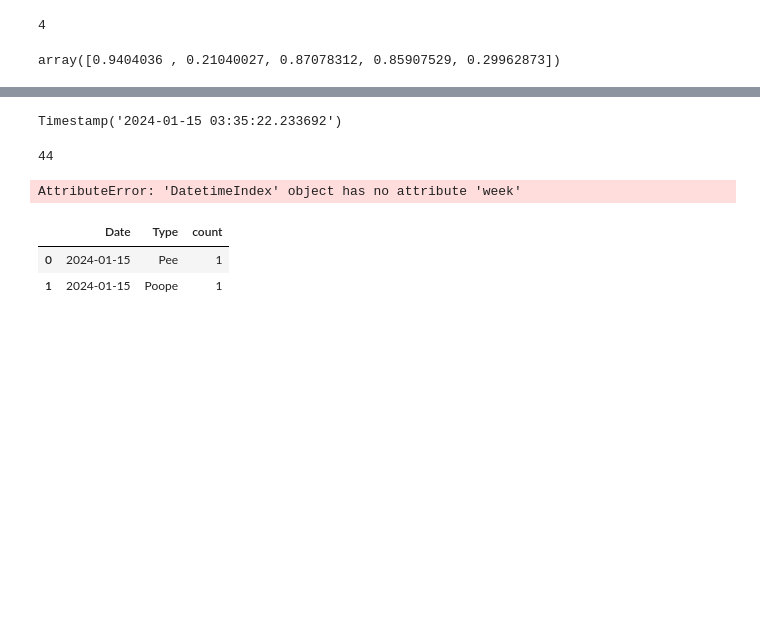
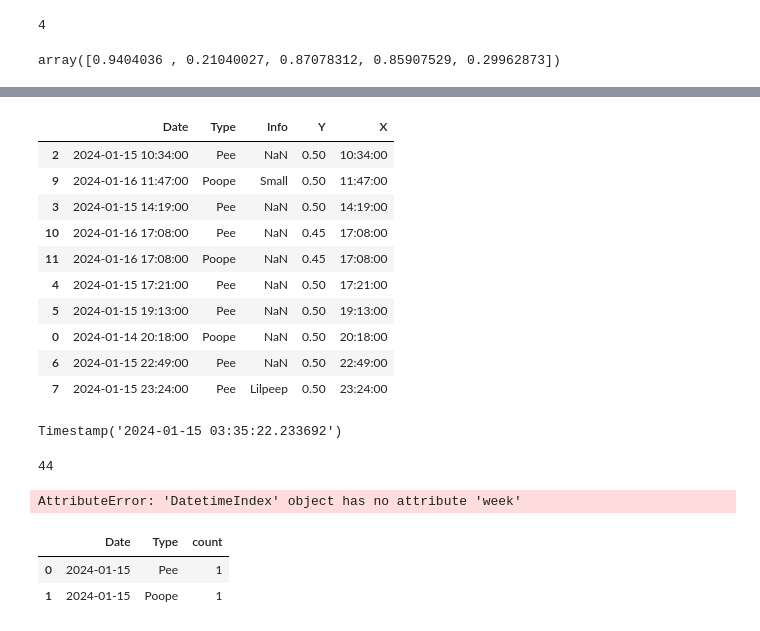
Before and after one commit to dailydaniel/poope, a Jupyter notebook: gtest.ipynb, the cells around one changed output, grey strips where cells are left out. Saved outputs shown, nothing was run; the diff lists cells and outputs as text; code cells hidden in the pictures; blank space fills up the shorter version.

```diff
--- a/gtest.ipynb
+++ b/gtest.ipynb
@@ -34,0 +44,29 @@ df
+# %%
+def get_d(n, d=0.01):
+    res = []
+
+    if n % 2 != 0:
+        res.append(0)
+        n -= 1
+
+    for i in range(n):
+        if i % 2 == 0:
+            res.append(d + d * (i // 2))
+        else:
+            res.append(-d - d * (i // 2))
+
+    return pd.Series(res).sample(len(res)).values
+# %%
+# dt = 100 / df.index.size + 2
+df_vis = df
+df_vis['Y'] = 0.5
+# df_vis['Y'] = np.random.random(df_vis.index.size) / dt
+# df_vis['Y'] = df_vis['Y'] - df_vis['Y'].mean() + 0.5
+df_vis['X'] = df_vis['Date'].dt.time
+df_vis = df_vis.sort_values('X')
+# df_vis['X'] = df_vis['X'].apply(lambda x: x.strftime('%H:%M'))
+
+for x in df_vis['X'].unique():
+    idx = df_vis[df_vis['X'] == x].index
+    vals = get_d(len(idx))
+    df_vis.loc[idx, 'Y'] = df_vis.loc[idx, 'Y'].values + vals
@@ -35,3 +82,17 @@ df
+# %%
+df_vis[2:]
+# %% [output]
+|  | Date | Type | Info | Y | X |
+| 2 | 2024-01-15 10:34:00 | Pee | NaN | 0.50 | 10:34:00 |
+| 9 | 2024-01-16 11:47:00 | Poope | Small | 0.50 | 11:47:00 |
+| 3 | 2024-01-15 14:19:00 | Pee | NaN | 0.50 | 14:19:00 |
+| 10 | 2024-01-16 17:08:00 | Pee | NaN | 0.45 | 17:08:00 |
+| 11 | 2024-01-16 17:08:00 | Poope | NaN | 0.45 | 17:08:00 |
+| 4 | 2024-01-15 17:21:00 | Pee | NaN | 0.50 | 17:21:00 |
+| 5 | 2024-01-15 19:13:00 | Pee | NaN | 0.50 | 19:13:00 |
+| 0 | 2024-01-14 20:18:00 | Poope | NaN | 0.50 | 20:18:00 |
+| 6 | 2024-01-15 22:49:00 | Pee | NaN | 0.50 | 22:49:00 |
+| 7 | 2024-01-15 23:24:00 | Pee | Lilpeep | 0.50 | 23:24:00 |
 # %%
 pd.Timestamp.now()
 # %% [output]
```
Also changed, not shown: parts of 4 cells of this notebook, 1 other file.
